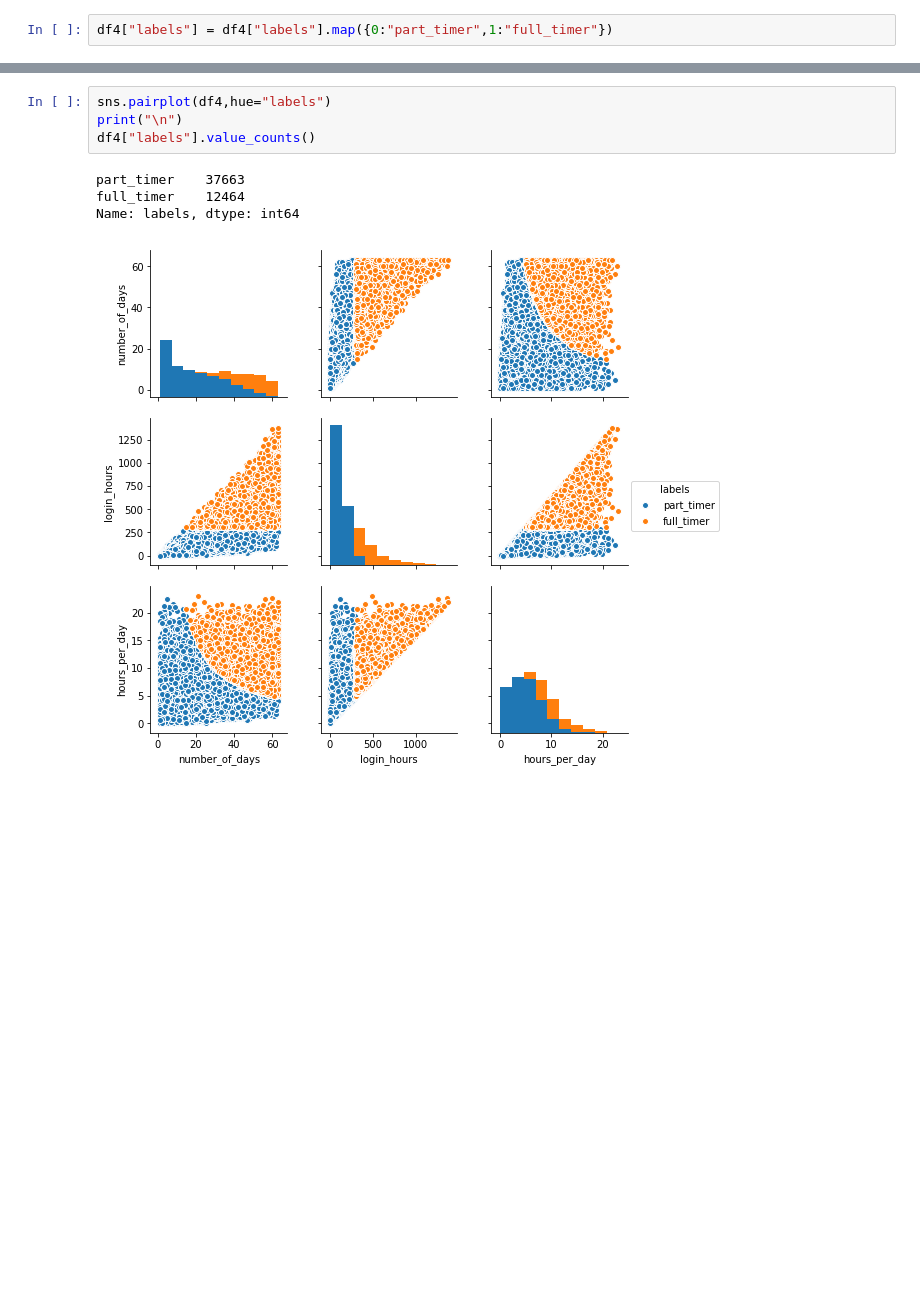
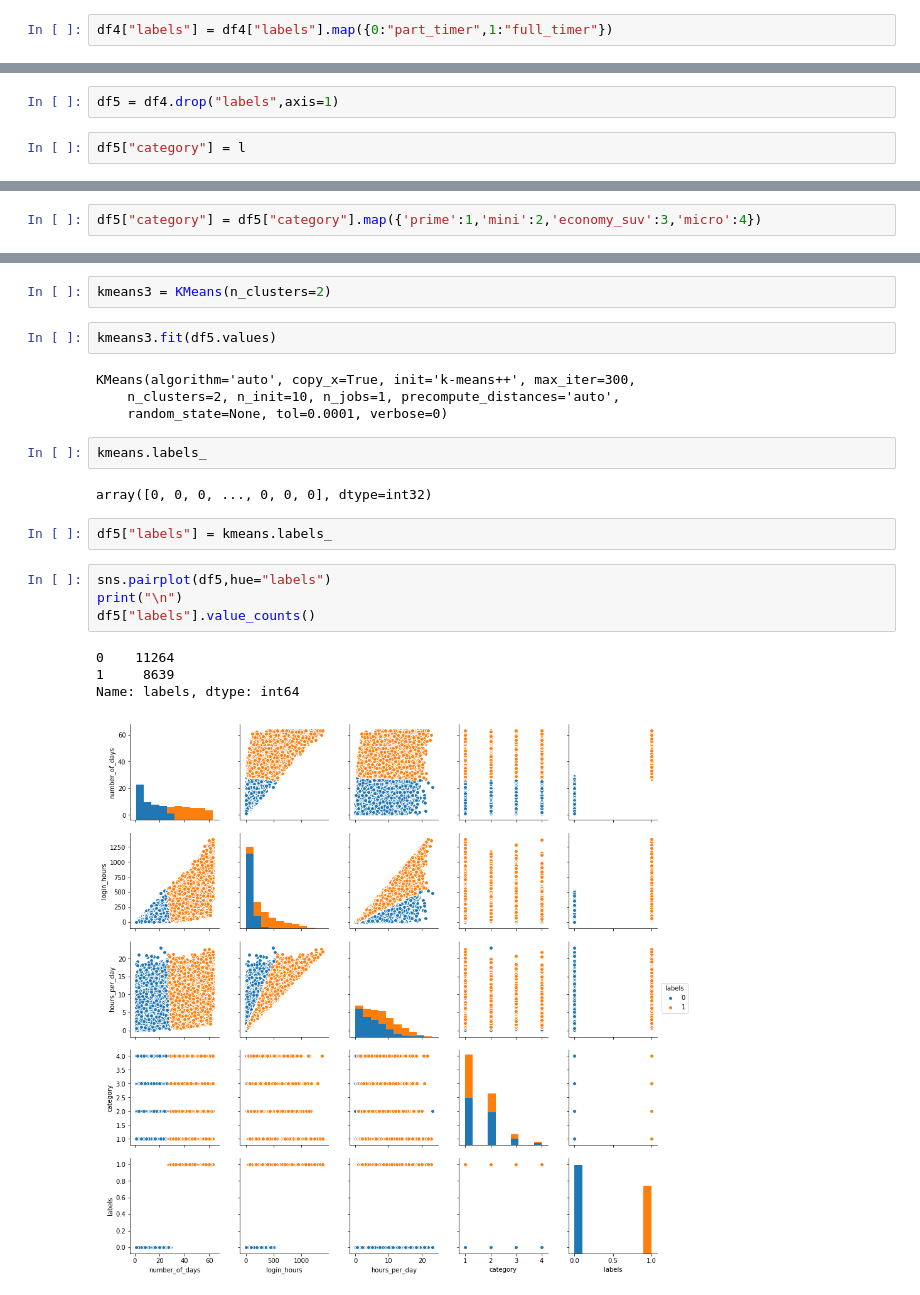
Before and after one commit to hridyansh68/Ola_analytics, a Jupyter notebook: Analysis on whole data set.ipynb, the cells around one changed output, grey strips where cells are left out. Drawn from its saved outputs; the diff is of its cells as text; blank space fills up the shorter version.

```diff
--- a/Analysis on whole data set.ipynb
+++ b/Analysis on whole data set.ipynb
@@ -228,0 +262,4 @@ df4["labels"] = df4["labels"].map({0:"part_timer",1:"full_timer"})
+# %%
+df5 = df4.drop("labels",axis=1)
+# %%
+df5["category"] = l
@@ -228,0 +284,2 @@ df4["labels"] = df4["labels"].map({0:"part_timer",1:"full_timer"})
+# %%
+df5["category"] = df5["category"].map({'prime':1,'mini':2,'economy_suv':3,'micro':4})
@@ -229,9 +296,23 @@ df4["labels"] = df4["labels"].map({0:"part_timer",1:"full_timer"})
+# %%
+kmeans3 = KMeans(n_clusters=2)
+# %%
+kmeans3.fit(df5.values)
+# %% [output]
+KMeans(algorithm='auto', copy_x=True, init='k-means++', max_iter=300,
+    n_clusters=2, n_init=10, n_jobs=1, precompute_distances='auto',
+    random_state=None, tol=0.0001, verbose=0)
+# %%
+kmeans.labels_
+# %% [output]
+array([0, 0, 0, ..., 0, 0, 0], dtype=int32)
+# %%
+df5["labels"] = kmeans.labels_
 # %%
-sns.pairplot(df4,hue="labels")
+sns.pairplot(df5,hue="labels")
 print("\n")
-df4["labels"].value_counts()
+df5["labels"].value_counts()
 # %% [output]
-part_timer    37663
-full_timer    12464
+0    11264
+1     8639
 Name: labels, dtype: int64
-[figure, old version]
+[figure, new version]
```
Also changed, not shown: parts of 25 cells of this notebook, 4 other files.
